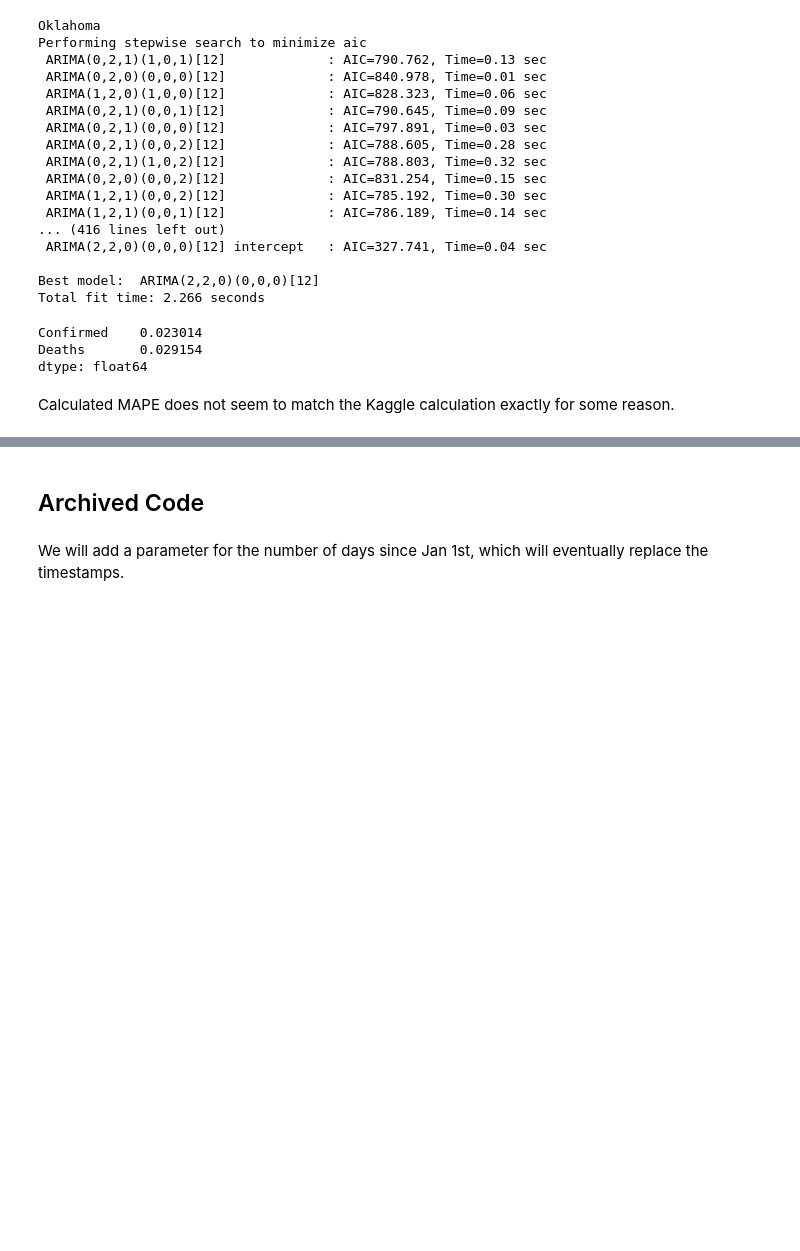
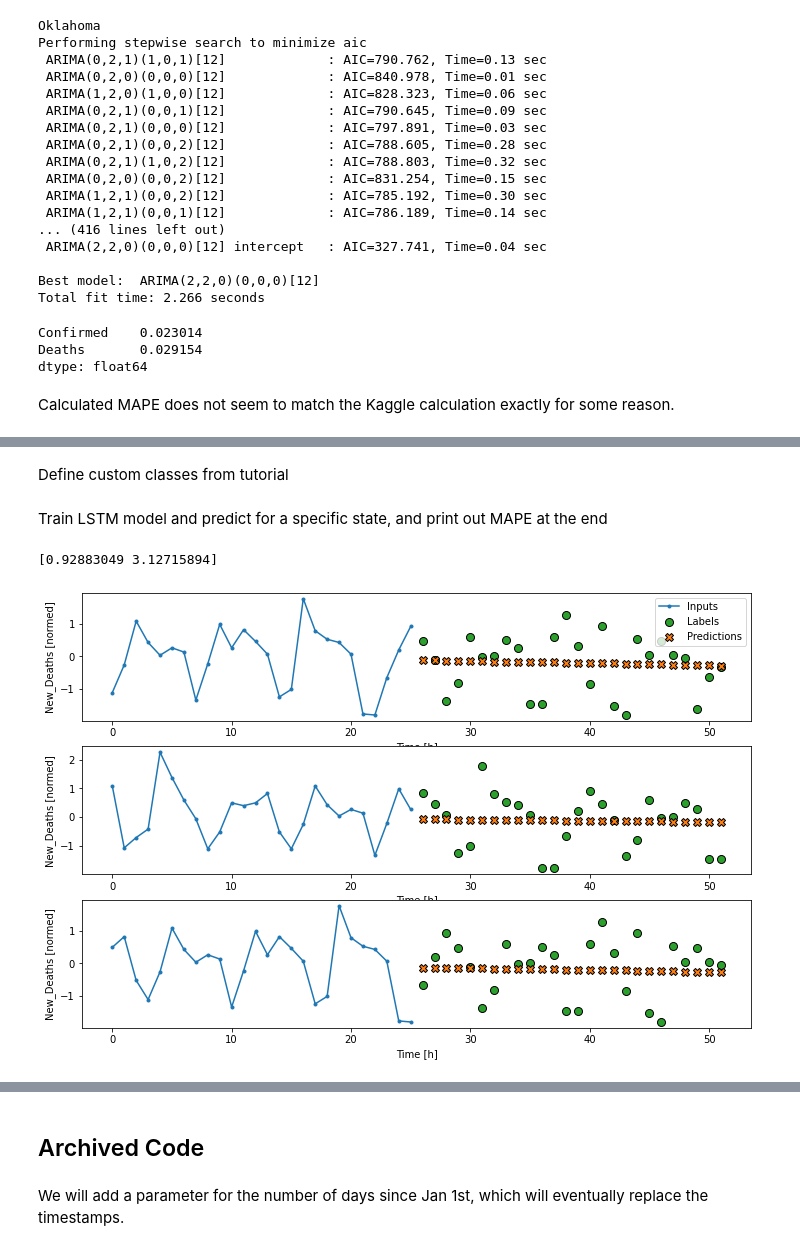
Before and after one commit to chauedwin/CS145-COVID, a Jupyter notebook: COVID_Prediction.ipynb, the cells around one changed output, grey strips where cells are left out. Drawn from its saved outputs; the diff is of its cells as text; code cells hidden in the pictures; blank space fills up the shorter version.

Commit message:
added LSTM

```diff
--- a/COVID_Prediction.ipynb
+++ b/COVID_Prediction.ipynb
@@ -534,0 +595,11 @@ Calculated MAPE does not seem to match the Kaggle calculation exactly for some r
+# %%
+num_features = df.shape[1]
+
+train_mean = train_df.mean()
+train_std = train_df.std()
+
+train_df = (train_df - train_mean) / train_std
+val_df = (val_df - train_mean) / train_std
+test_df = (test_df - train_mean) / train_std
+# %% [markdown]
+Define custom classes from tutorial
@@ -534,0 +807,68 @@ Calculated MAPE does not seem to match the Kaggle calculation exactly for some r
+# %% [markdown]
+Train LSTM model and predict for a specific state, and print out MAPE at the end
+# %%
+df_all = pd.read_csv('cleaned_train.csv', index_col = 0)
+statenames = np.unique(df_all['Province_State'])
+OUT_STEPS = 26
+# max epoch is tune-able
+MAX_EPOCH = 20
+multi_val_performance = {}
+multi_performance = {}
+
+# change state name inside list
+for state in ['California']:
+    # extract state data from entire df
+    statedata_all = df_all.loc[df_all['Province_State'] == state]
+    statedata = statedata_all[['New_Confirmed', 'New_Deaths']]
+
+    # split into training, val, test sets
+    column_indices = {name: i for i, name in enumerate(df.columns)}
+    n = len(statedata)
+    p = 26
+    train_df = statedata[0:int(n - 2*p)]
+    # contains second to last set of 26 dates, tune-able
+    val_df = statedata[int(n - 2*p):int(n - p)]
+    # contains last 26 dates, tune-able
+    test_df = statedata[int(n - p):]
+
+    # standardize
+    num_features = statedata.shape[1]
+    train_mean = train_df.mean()
+    train_std = train_df.std()
+
+    train_df = (train_df - train_mean) / train_std
+    val_df = (val_df - train_mean) / train_std
+    test_df = (test_df - train_mean) / train_std
+
+    # create window, input_width is number of previous days to feed in, tune-able
+    multi_window = WindowGenerator(input_width=26, label_width=OUT_STEPS, shift=OUT_STEPS,
+                               train_df = train_df, val_df = val_df, test_df = test_df)
+
+    # init and train model, units is number of hidden nodes, tune-able
+    feedback_model = FeedBack(units=32, out_steps=OUT_STEPS)
+    history = compile_and_fit(feedback_model, multi_window, MAX_EPOCH)
+
+    IPython.display.clear_output()
+
+    multi_val_performance['AR LSTM'] = feedback_model.evaluate(multi_window.val, verbose = 0)
+    multi_performance['AR LSTM'] = feedback_model.evaluate(multi_window.test, verbose = 0)
+    # plot 3 random training performances
+    multi_window.plot(feedback_model, plot_col = 'New_Deaths')
+
+    # make predictions
+    pred = feedback_model.predict(tf.expand_dims(tf.constant(test_df), axis = 0))[0]
+    for i in range(len(pred)):
+        pred[i] = pred[i] * train_std + train_mean
+
+    # formatting
+    pred = np.concatenate((statedata_all[['Confirmed', 'Deaths']].iloc[[len(statedata_all) - 1]], pred), axis=0).cumsum(axis = 0).round()[1:]
+    df2 = pd.read_csv('cleaned_test.csv', index_col = 0)
+    df2 = df2.loc[df2['Province_State'] == state]
+
+    # calculate MAPE for both confirmed and deaths
+    mape = np.absolute((pred - np.array(df2[['Confirmed', 'Deaths']]))) / np.array(df2[['Confirmed', 'Deaths']])
+    mape = np.sum(mape, axis = 0) / len(df2['Confirmed'])
+    print(mape * 100)
+# %% [output]
+[0.92883049 3.12715894]
+[figure, added]
```
Also changed, not shown: parts of 15 cells of this notebook, 3 other files.
